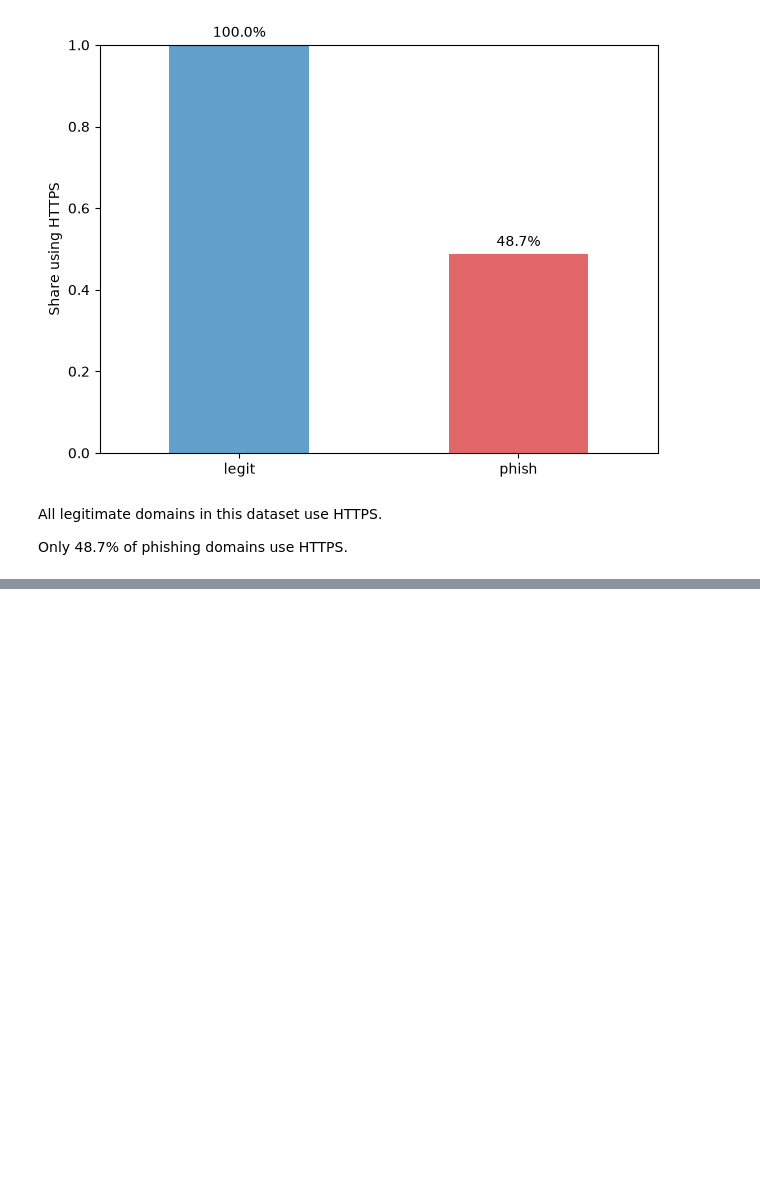
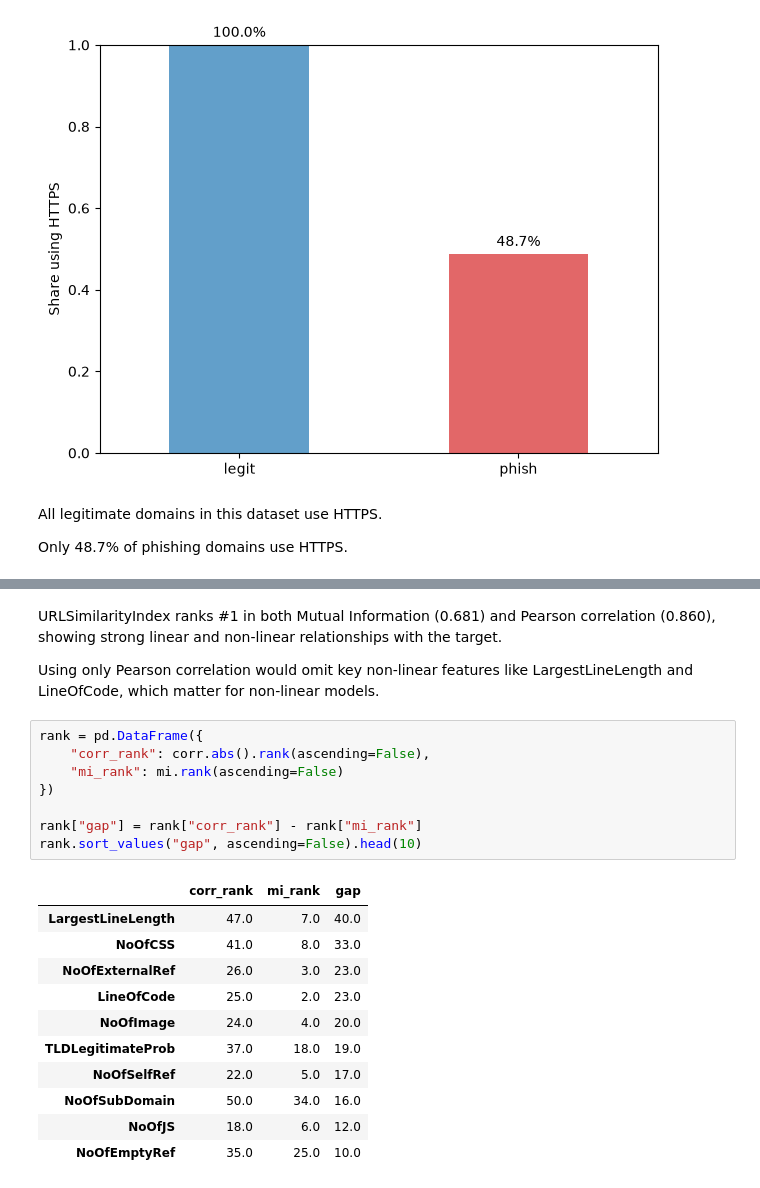
Before and after one commit to EddieYung2335/phishing_url_detection, a Jupyter notebook: notebooks/01_eda.ipynb, the cells around one changed output, grey strips where cells are left out. Cells and saved outputs as stored; diff of their text form; blank space fills up the shorter version.

```diff
--- a/notebooks/01_eda.ipynb
+++ b/notebooks/01_eda.ipynb
@@ -442,0 +539,24 @@ Only 48.7% of phishing domains use HTTPS.
+# %% [markdown]
+URLSimilarityIndex ranks #1 in both Mutual Information (0.681) and Pearson correlation (0.860), showing strong linear and non-linear relationships with the target.
+
+Using only Pearson correlation would omit key non-linear features like LargestLineLength and LineOfCode, which matter for non-linear models.
+# %%
+rank = pd.DataFrame({
+    "corr_rank": corr.abs().rank(ascending=False),
+    "mi_rank": mi.rank(ascending=False)
+})
+
+rank["gap"] = rank["corr_rank"] - rank["mi_rank"]
+rank.sort_values("gap", ascending=False).head(10)
+# %% [output]
+|  | corr_rank | mi_rank | gap |
+| LargestLineLength | 47.0 | 7.0 | 40.0 |
+| NoOfCSS | 41.0 | 8.0 | 33.0 |
+| NoOfExternalRef | 26.0 | 3.0 | 23.0 |
+| LineOfCode | 25.0 | 2.0 | 23.0 |
+| NoOfImage | 24.0 | 4.0 | 20.0 |
+| TLDLegitimateProb | 37.0 | 18.0 | 19.0 |
+| NoOfSelfRef | 22.0 | 5.0 | 17.0 |
+| NoOfSubDomain | 50.0 | 34.0 | 16.0 |
+| NoOfJS | 18.0 | 6.0 | 12.0 |
+| NoOfEmptyRef | 35.0 | 25.0 | 10.0 |
```
Also changed, not shown: parts of 15 cells of this notebook, 1 other file.
